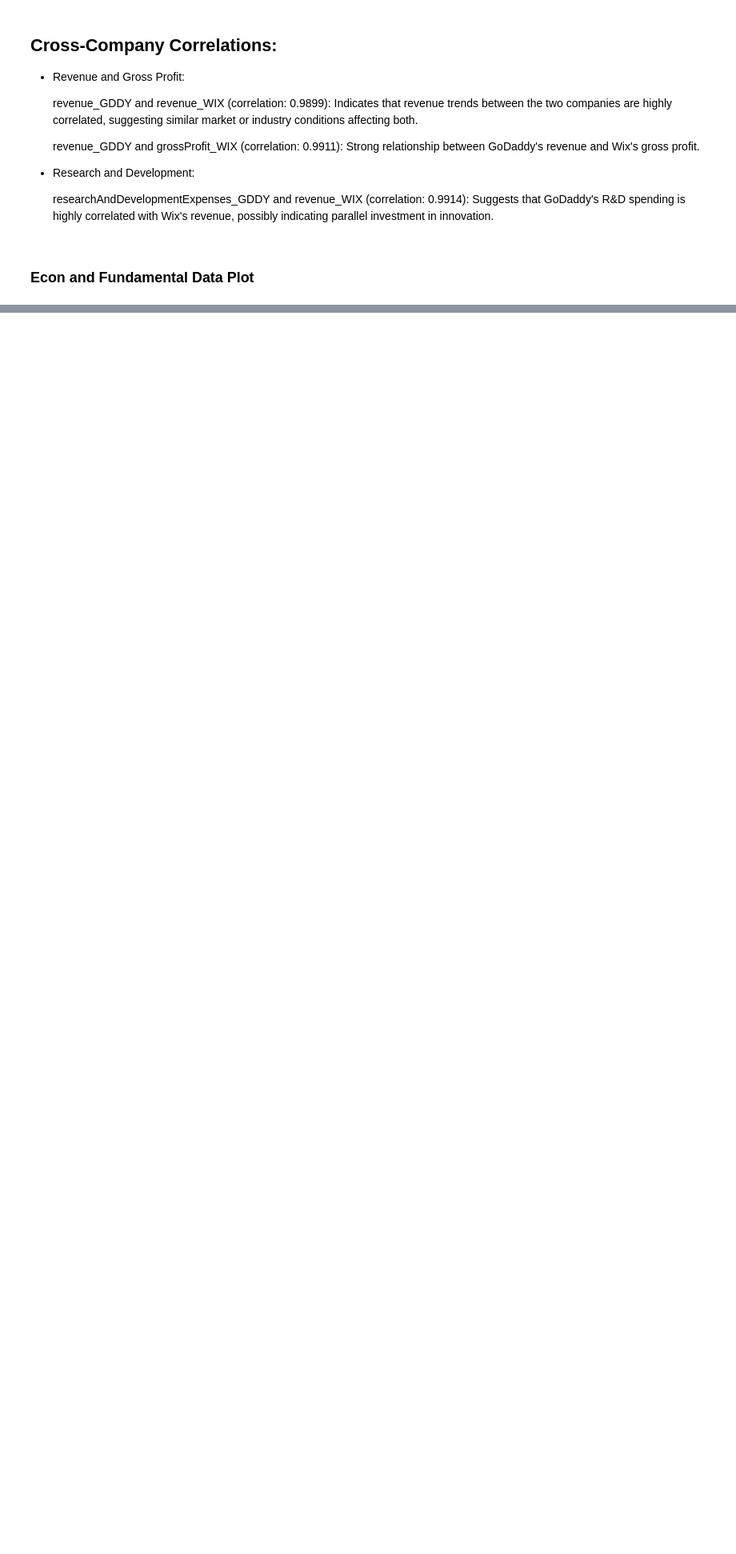
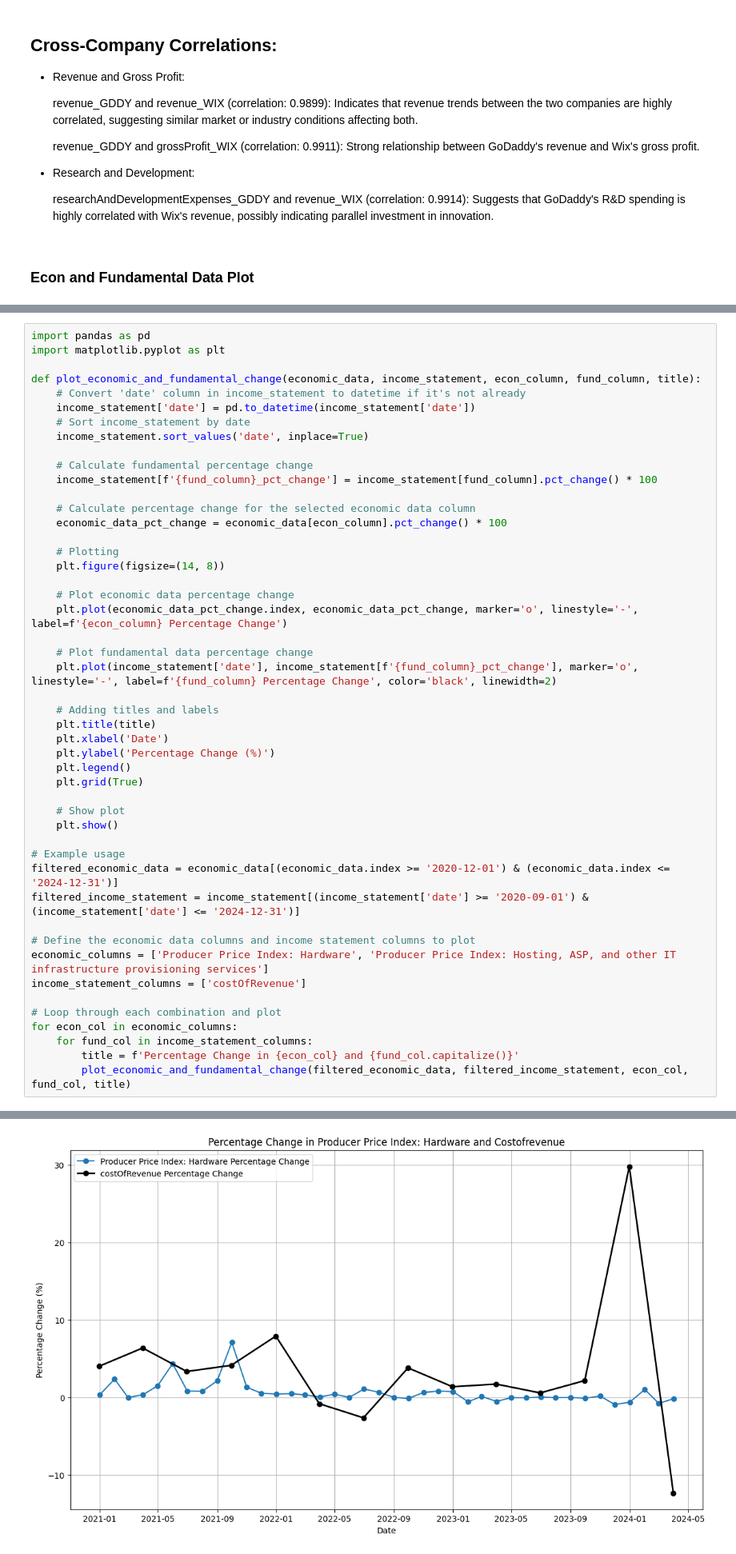
Before and after one commit to shiyuhu1933/S2_Project, a Jupyter notebook: GDDY.ipynb, the cells around one changed output, grey strips where cells are left out. Shown at 80% size. Drawn from its saved outputs; the diff is of its cells as text; blank space fills up the shorter version.

```diff
--- a/GDDY.ipynb
+++ b/GDDY.ipynb
@@ -580,0 +582,49 @@ See the caveats in the documentation: https://pandas.pydata.org/pandas-docs/stab
+# %%
+import pandas as pd
+import matplotlib.pyplot as plt
+
+def plot_economic_and_fundamental_change(economic_data, income_statement, econ_column, fund_column, title):
+    # Convert 'date' column in income_statement to datetime if it's not already
+    income_statement['date'] = pd.to_datetime(income_statement['date'])
+    # Sort income_statement by date
+    income_statement.sort_values('date', inplace=True)
+
+    # Calculate fundamental percentage change
+    income_statement[f'{fund_column}_pct_change'] = income_statement[fund_column].pct_change() * 100
+
+    # Calculate percentage change for the selected economic data column
+    economic_data_pct_change = economic_data[econ_column].pct_change() * 100
+
+    # Plotting
+    plt.figure(figsize=(14, 8))
+
+    # Plot economic data percentage change
+    plt.plot(economic_data_pct_change.index, economic_data_pct_change, marker='o', linestyle='-', label=f'{econ_column} Percentage Change')
+
+    # Plot fundamental data percentage change
+    plt.plot(income_statement['date'], income_statement[f'{fund_column}_pct_change'], marker='o', linestyle='-', label=f'{fund_column} Percentage Change', color='black', linewidth=2)
+
+    # Adding titles and labels
+    plt.title(title)
+    plt.xlabel('Date')
+    plt.ylabel('Percentage Change (%)')
+    plt.legend()
+    plt.grid(True)
+
+    # Show plot
+    plt.show()
+
+# Example usage
+filtered_economic_data = economic_data[(economic_data.index >= '2020-12-01') & (economic_data.index <= '2024-12-31')]
+filtered_income_statement = income_statement[(income_statement['date'] >= '2020-09-01') & (income_statement['date'] <= '2024-12-31')]
+
+# Define the economic data columns and income statement columns to plot
+economic_columns = ['Producer Price Index: Hardware', 'Producer Price Index: Hosting, ASP, and other IT infrastructure provisioning services']
+income_statement_columns = ['costOfRevenue']
+
+# Loop through each combination and plot
+for econ_col in economic_columns:
+    for fund_col in income_statement_columns:
+        title = f'Percentage Change in {econ_col} and {fund_col.capitalize()}'
+        plot_economic_and_fundamental_change(filtered_economic_data, filtered_income_statement, econ_col, fund_col, title)
+# %% [output]
@@ -580,0 +645 @@ See the caveats in the documentation: https://pandas.pydata.org/pandas-docs/stab
+[figure, added]
```
Also changed, not shown: parts of 9 cells of this notebook.
